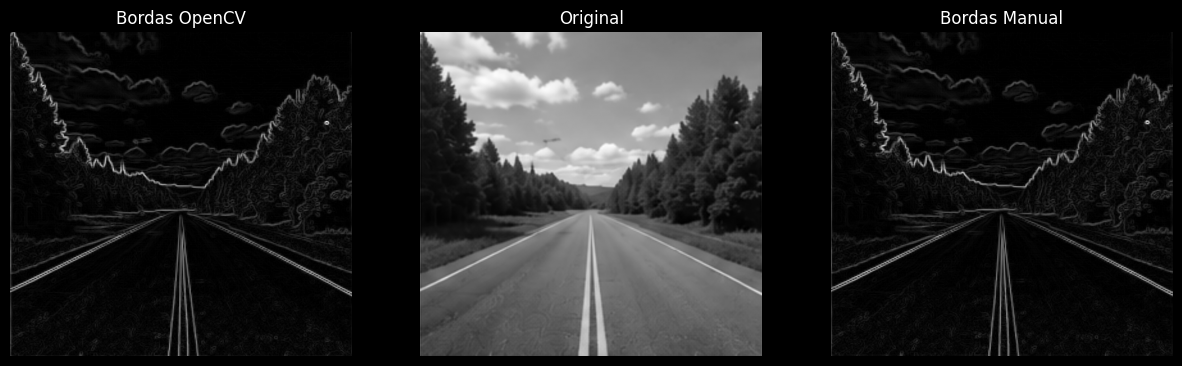
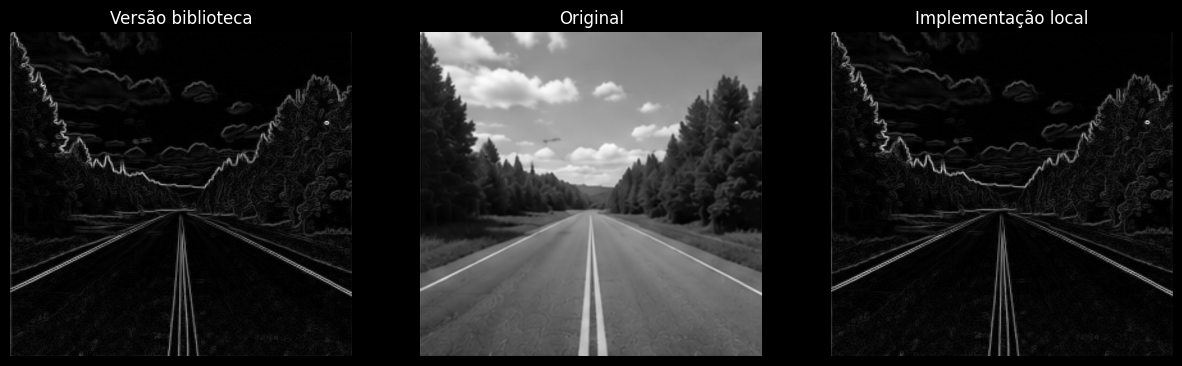
Code edit (unified diff) that turned the first committed figure into the second:
--- before
+++ after
@@ -1,21 +1,2 @@
 # Exibição em Grayscale
-
-plt.figure(figsize=(15, 5))
-
-plt.subplot(1, 3, 1)
-plt.title('Bordas OpenCV')
-plt.imshow(estrada_opencv_roberts, cmap='gray')
-plt.axis('off')
-
-plt.subplot(1, 3, 2)
-plt.title('Original')
-estrada_gray = cv.cvtColor(estrada_bgr, cv.COLOR_BGR2GRAY)
-plt.imshow(estrada_gray, cmap='gray')
-plt.axis('off')
-
-plt.subplot(1, 3, 3)
-plt.title('Bordas Manual')
-plt.imshow(estrada_manual_roberts, cmap='gray')
-plt.axis('off')
-
-plt.show()
+exibir_resultados(estrada_opencv_roberts, estrada_bgr, estrada_manual_roberts)

Commit: add funcao de exibição